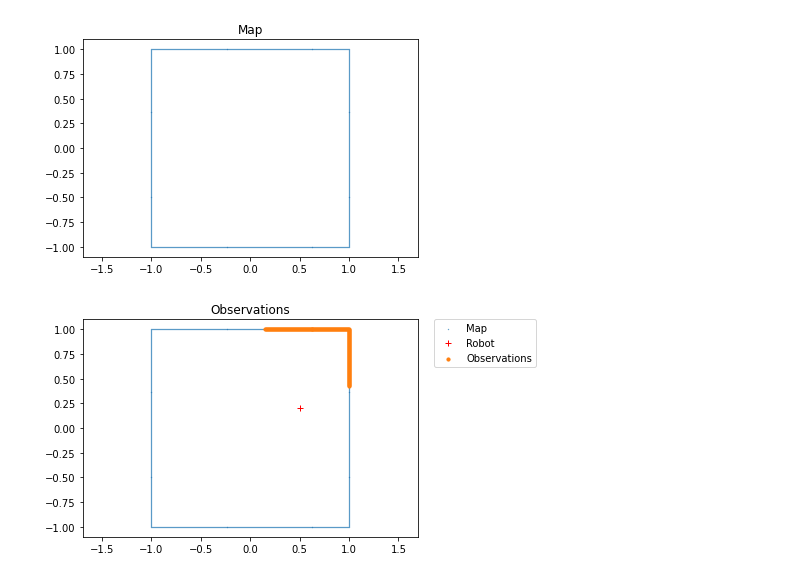
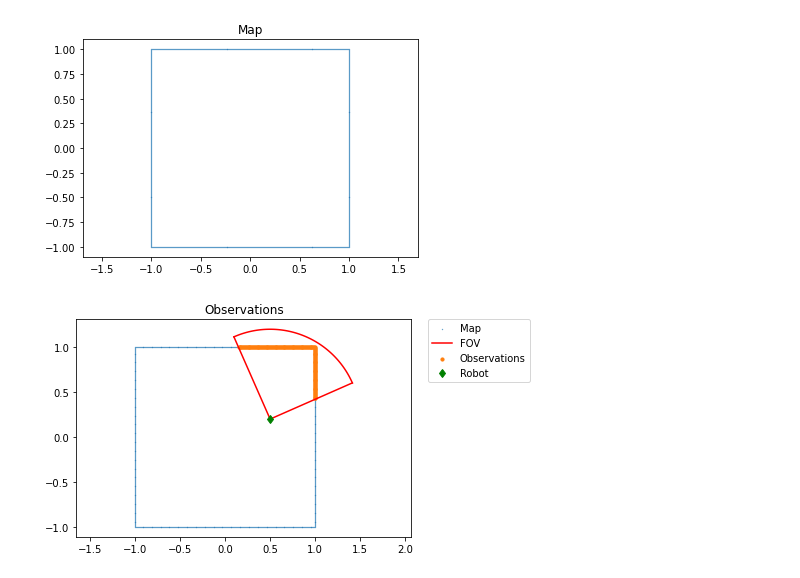
Before and after one commit to miquelmassot/pygp_particle_filter, a Jupyter notebook: example/example_pf.ipynb, the cells around one changed output. Saved outputs shown, nothing was run; the diff lists cells and outputs as text; code cells hidden in the pictures.

```diff
--- a/example/example_pf.ipynb
+++ b/example/example_pf.ipynb
@@ -45,36 +45,57 @@ def get_observations(robot_pose, map, fov, max_range):
     # Get the robot pose
     robot_x = robot_pose[0]
     robot_y = robot_pose[1]
     robot_gamma = robot_pose[2]
     # Get the map points
     map_x = map[:, 0]
     map_y = map[:, 1]
     # Calculate the range and bearing
     range = np.linalg.norm(map - robot_pose[0:2], axis=1)
     bearing = np.arctan2(map_y - robot_y, map_x - robot_x) - robot_gamma
     observations = np.array([range, bearing])
     # Filter the observations
     observations = observations[:, (observations[0] < max_range) & (observations[1] < fov / 2) & (observations[1] > -fov / 2)]
     # Return the observations
     return observations.T
 
 # Test the function
 robot_pose = np.array([0.5, 0.2, 1.2])
-observations = get_observations(robot_pose, map, np.pi / 2, 1)
+fov = np.pi / 2
+range_max = 1.0
+
+# Generate observations
+observations = get_observations(robot_pose, map, fov, range_max)
+
+# Plot the FOV
+fov_points = np.array(
+    [
+        [range_max * np.cos(fov / 2 + robot_pose[2]), range_max * np.sin(fov / 2 + robot_pose[2])],
+        [0, 0],
+        [range_max * np.cos(-fov / 2 + robot_pose[2]), range_max * np.sin(-fov / 2 + robot_pose[2])],
+    ]
+)
+fov_points = fov_points + robot_pose[0:2]
+# Add a semicircle
+t = np.linspace(- fov / 2+ robot_pose[2], fov / 2+ robot_pose[2], 100)
+x = range_max * np.cos(t) + robot_pose[0]
+y = range_max * np.sin(t) + robot_pose[1]
+
 
 # Plot the observations
 plt.figure()
 plt.scatter(map[:, 0], map[:, 1], s=0.1, label='Map')
-plt.plot(robot_pose[0], robot_pose[1], 'r+', label='Robot')
+plt.plot(x, y, c="r")
+plt.plot(fov_points[:, 0], fov_points[:, 1], c="r", label="FOV")
 plt.scatter(robot_pose[0] + observations[:, 0] * np.cos(observations[:, 1] + robot_pose[2]),
             robot_pose[1] + observations[:, 0] * np.sin(observations[:, 1] + robot_pose[2]), s=10, label='Observations')
+plt.plot(robot_pose[0], robot_pose[1], 'gd', label='Robot')
 plt.axis('equal')
 plt.title('Observations')
 # Place legend outside the plot
 plt.legend(bbox_to_anchor=(1.05, 1), loc=2, borderaxespad=0.)
 plt.show()
 # %% [output]
-[figure, old version]
+[figure, new version]
 # %%
 from pygp_particle_filter import ParticleFilter
 
```
Also changed, not shown: parts of 1 cell of this notebook.
